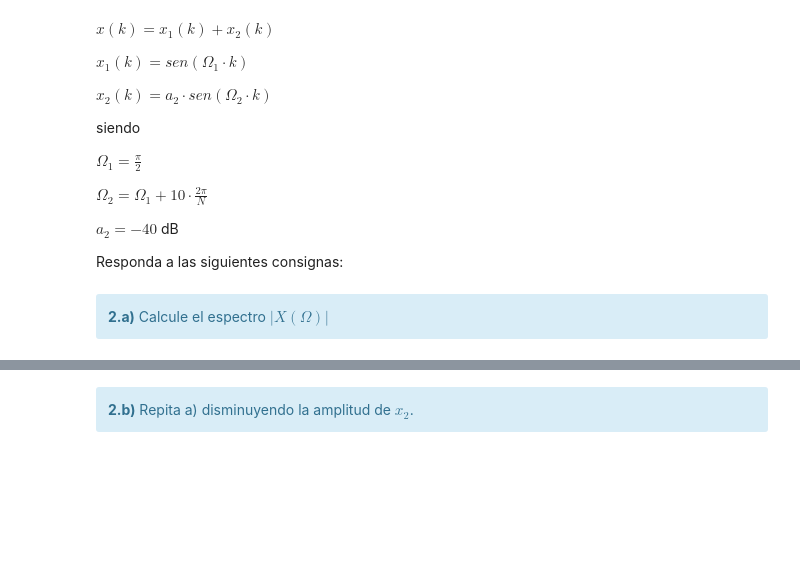
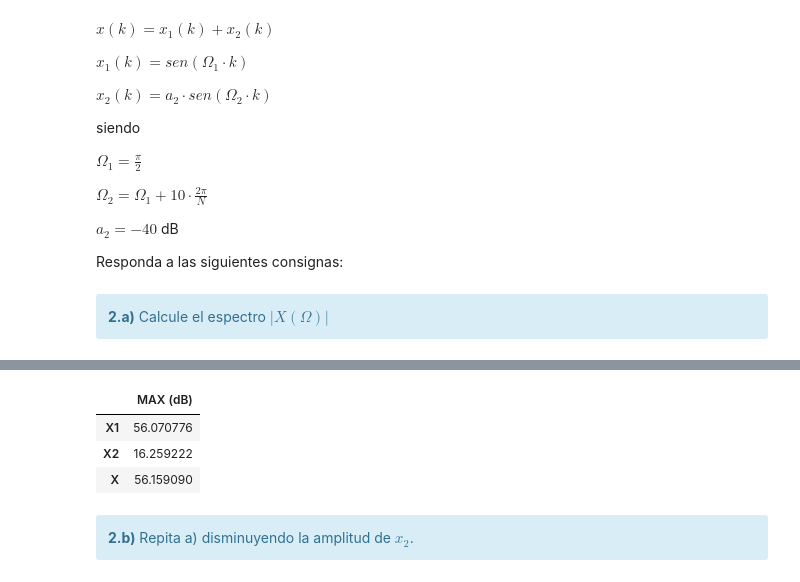
Before and after one commit to Rcastagnola/PDS, a Jupyter notebook: TP2/TP2 - Ventanas - Castagnola.ipynb, the cells around one changed output, grey strips where cells are left out. Cells and saved outputs as stored; diff of their text form; code cells hidden in the pictures; blank space fills up the shorter version.

```diff
--- a/TP2/TP2 - Ventanas - Castagnola.ipynb
+++ b/TP2/TP2 - Ventanas - Castagnola.ipynb
@@ -300,3 +288,21 @@ plt.show()
+# %%
+tus_resultados = [
+                   maximoX1, # <-- acá debería haber numeritos :)
+                   maximoX2, # <-- acá debería haber numeritos :)
+                   maximoX # <-- acá debería haber numeritos :)
+                 ]
+df = DataFrame(tus_resultados, columns=['MAX (dB)'],
+               index=[
+                        'X1',
+                        'X2',
+                        'X',
+                     ])
+HTML(df.to_html())
+# %% [output]
+|  | MAX (dB) |
+| X1 | 56.070776 |
+| X2 | 16.259222 |
+| X | 56.159090 |
 # %% [markdown]
 <div class="alert alert-block alert-info">
 <b>2.b)</b> Repita a) disminuyendo la amplitud de $x_2$.
```
Also changed, not shown: parts of 13 cells of this notebook, 4 other files.
